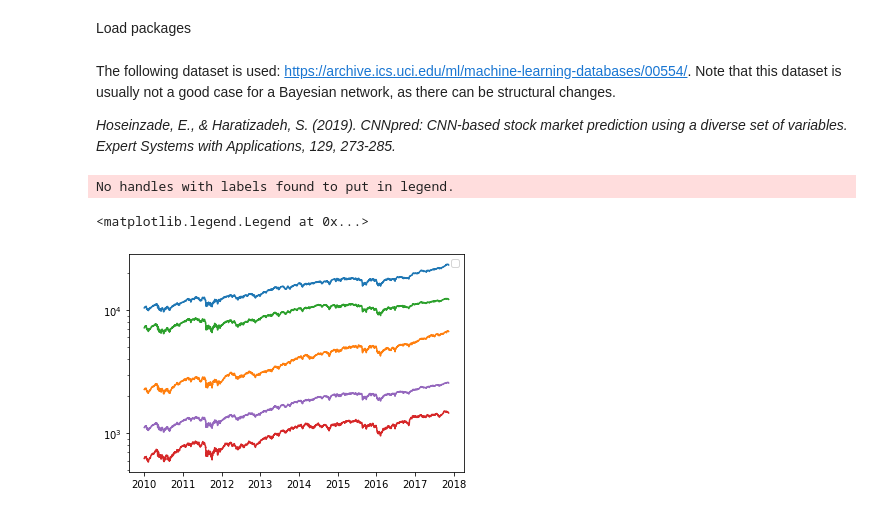
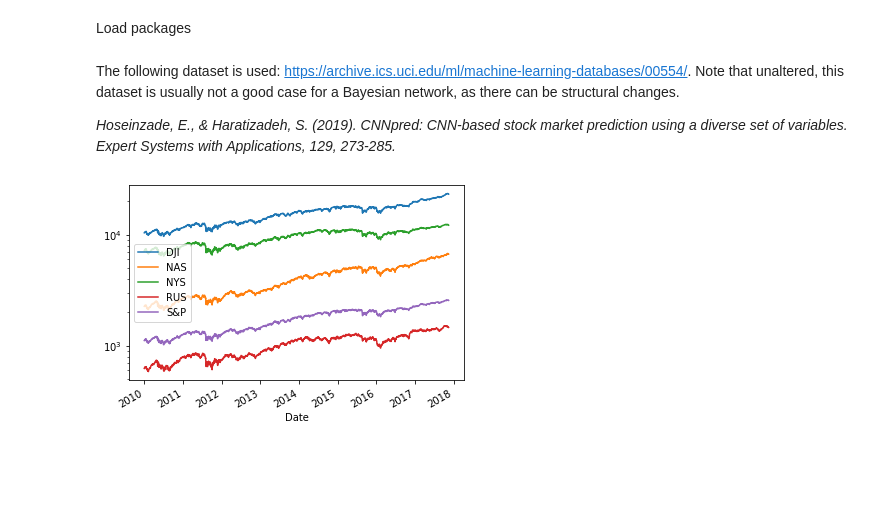
Before and after one commit to SjoerdGn/copulabayesnet, a Jupyter notebook: examples/various_examples.ipynb, the cells around one changed output. Saved outputs shown, nothing was run; the diff lists cells and outputs as text; code cells hidden in the pictures; blank space fills up the shorter version.

Commit message:
Added example with plot

```diff
--- a/examples/various_examples.ipynb
+++ b/examples/various_examples.ipynb
@@ -15,7 +16,7 @@ import os
 import matplotlib.pyplot as plt
 # %% [markdown]
 The following dataset is used:
-https://archive.ics.uci.edu/ml/machine-learning-databases/00554/. Note that this dataset is usually not a good case for a Bayesian network, as there can be structural changes.
+https://archive.ics.uci.edu/ml/machine-learning-databases/00554/. Note that unaltered, this dataset is usually not a good case for a Bayesian network, as there can be structural changes.
 
 _Hoseinzade, E., & Haratizadeh, S. (2019). CNNpred: CNN-based stock market prediction using a diverse set of variables. Expert Systems with Applications, 129, 273-285._
 # %%
@@ -38,10 +39,7 @@ data.index = data['Date']
 data.index = pd.to_datetime(data.index)
 data = data.drop(columns = ['Date'])
 # %%
-plt.plot(data)
+data.plot()
 plt.yscale("log")
-plt.legend()
 # %% [output]
-No handles with labels found to put in legend.
-<matplotlib.legend.Legend at 0x...>
-[figure, old version]
+[figure, new version]
```
Also changed, not shown: parts of 16 cells of this notebook, 4 other files.
